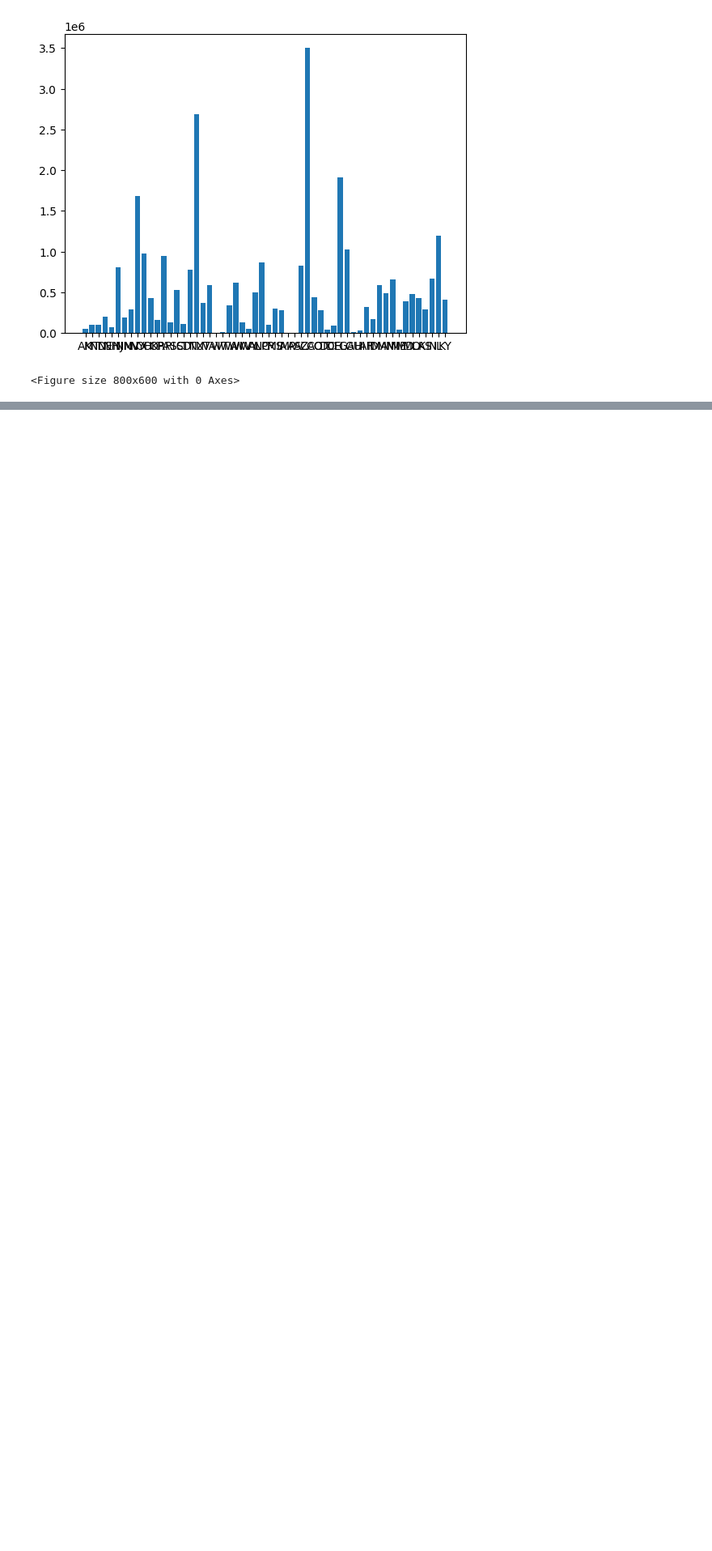
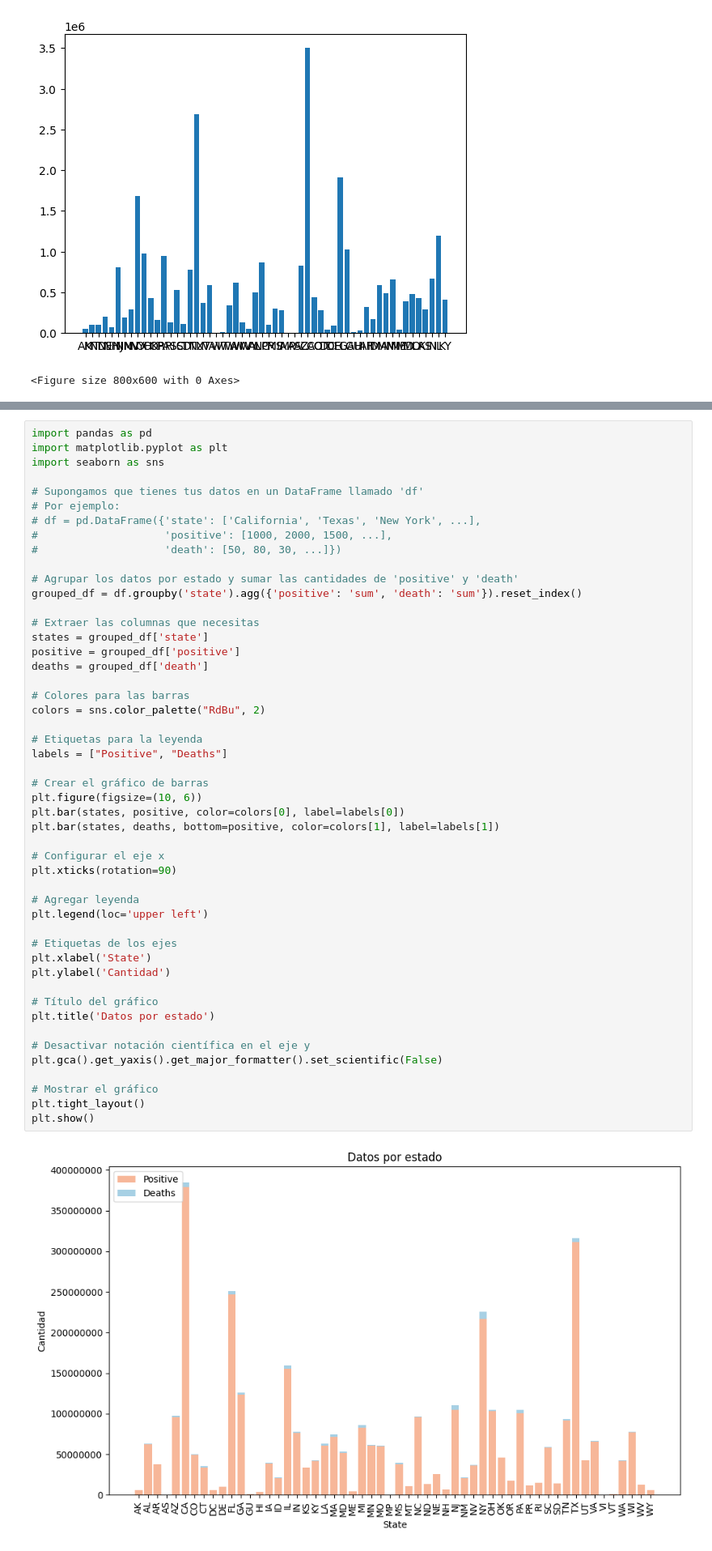
Before and after one commit to AI-School-F5-P2/proyecto_Datathon_equipo_5, a Jupyter notebook: main.ipynb, the cells around one changed output, grey strips where cells are left out. Shown at 81% size. Cells and saved outputs as stored; diff of their text form; blank space fills up the shorter version.

```diff
--- a/main.ipynb
+++ b/main.ipynb
@@ -264,0 +322,51 @@ plt.show()
+# %%
+import pandas as pd
+import matplotlib.pyplot as plt
+import seaborn as sns
+
+# Supongamos que tienes tus datos en un DataFrame llamado 'df'
+# Por ejemplo:
+# df = pd.DataFrame({'state': ['California', 'Texas', 'New York', ...],
+#                    'positive': [1000, 2000, 1500, ...],
+#                    'death': [50, 80, 30, ...]})
+
+# Agrupar los datos por estado y sumar las cantidades de 'positive' y 'death'
+grouped_df = df.groupby('state').agg({'positive': 'sum', 'death': 'sum'}).reset_index()
+
+# Extraer las columnas que necesitas
+states = grouped_df['state']
+positive = grouped_df['positive']
+deaths = grouped_df['death']
+
+# Colores para las barras
+colors = sns.color_palette("RdBu", 2)
+
+# Etiquetas para la leyenda
+labels = ["Positive", "Deaths"]
+
+# Crear el gráfico de barras
+plt.figure(figsize=(10, 6))
+plt.bar(states, positive, color=colors[0], label=labels[0])
+plt.bar(states, deaths, bottom=positive, color=colors[1], label=labels[1])
+
+# Configurar el eje x
+plt.xticks(rotation=90)
+
+# Agregar leyenda
+plt.legend(loc='upper left')
+
+# Etiquetas de los ejes
+plt.xlabel('State')
+plt.ylabel('Cantidad')
+
+# Título del gráfico
+plt.title('Datos por estado')
+
+# Desactivar notación científica en el eje y
+plt.gca().get_yaxis().get_major_formatter().set_scientific(False)
+
+# Mostrar el gráfico
+plt.tight_layout()
+plt.show()
+# %% [output]
+[figure, added]
```
Also changed, not shown: parts of 6 cells of this notebook.
